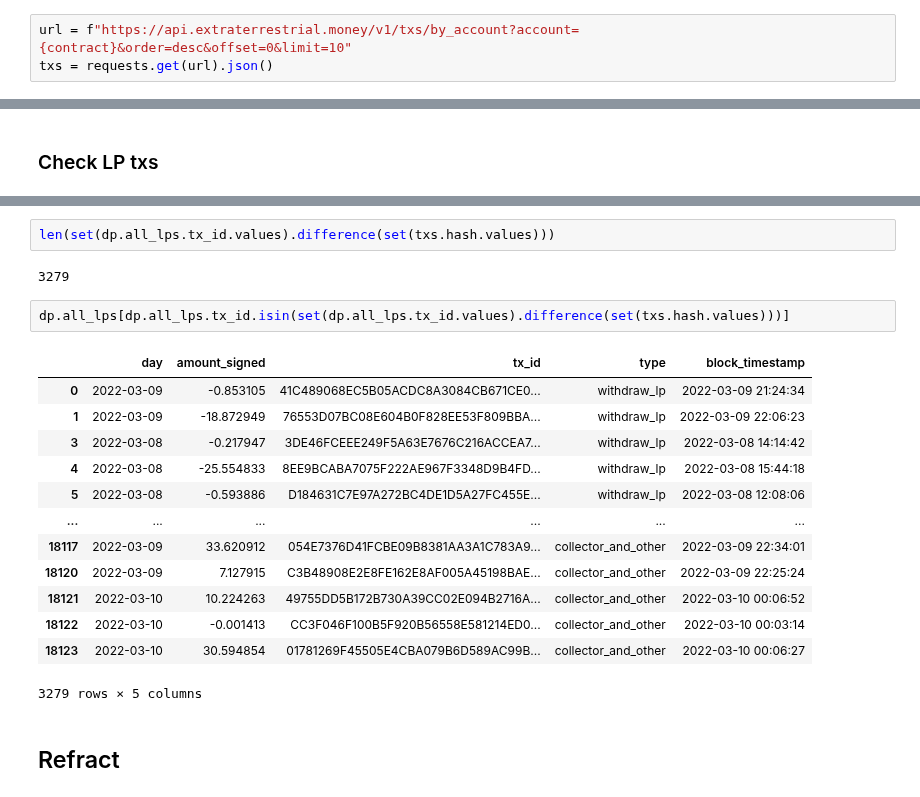
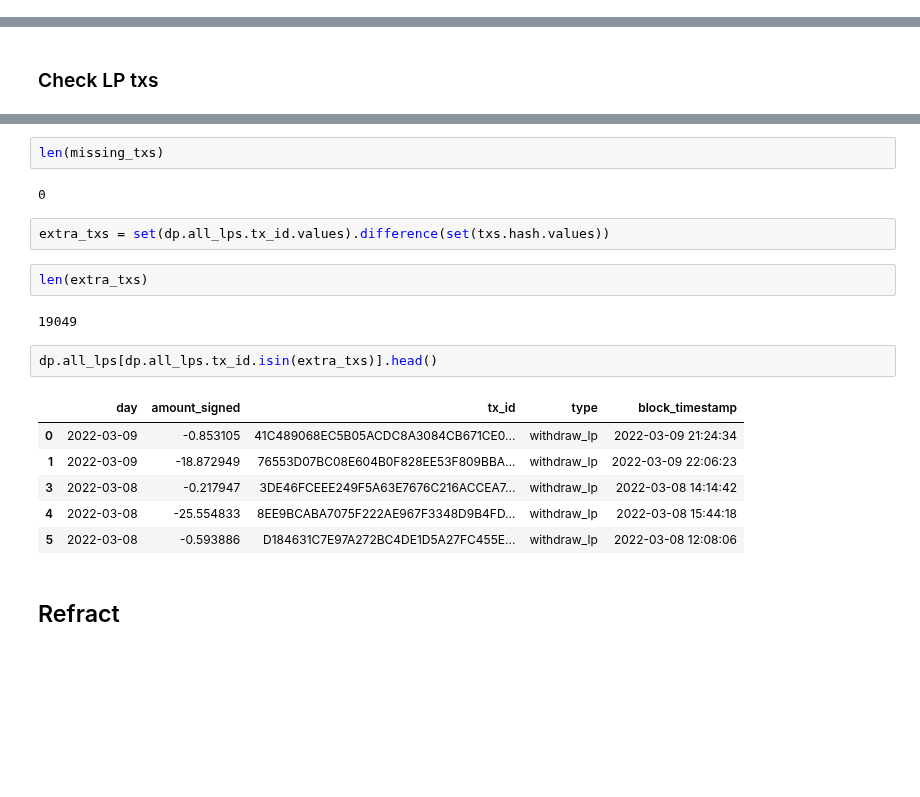
Before and after one commit to IncioMan/prism_forge, a Jupyter notebook: notebook/Prism Farm - Analytics.ipynb, the cells around one changed output, grey strips where cells are left out. Saved outputs shown, nothing was run; the diff lists cells and outputs as text; blank space fills up the shorter version.

```diff
--- a/notebook/Prism Farm - Analytics.ipynb
+++ b/notebook/Prism Farm - Analytics.ipynb
@@ -6,6 +6,3 @@ warnings.filterwarnings("ignore")
 alt.renderers.set_embed_options(theme='light')
 pd.set_option("display.max_colwidth", 400)
 pd.set_option("display.max_rows", 400)
-# %%
-url = f"https://api.extraterrestrial.money/v1/txs/by_account?account={contract}&order=desc&offset=0&limit=10"
-txs = requests.get(url).json()
@@ -406,23 +353,22 @@ set(txs.hash.values).difference(set(dp.all_lps.tx_id.values))
+# %%
+len(missing_txs)
+# %% [output]
+0
 # %%
-len(set(dp.all_lps.tx_id.values).difference(set(txs.hash.values)))
+extra_txs = set(dp.all_lps.tx_id.values).difference(set(txs.hash.values))
-# %% [output]
-3279
+# %%
+len(extra_txs)
+# %% [output]
+19049
 # %%
-dp.all_lps[dp.all_lps.tx_id.isin(set(dp.all_lps.tx_id.values).difference(set(txs.hash.values)))]
+dp.all_lps[dp.all_lps.tx_id.isin(extra_txs)].head()
 # %% [output]
 |  | day | amount_signed | tx_id | type | block_timestamp |
 | 0 | 2022-03-09 | -0.853105 | 41C489068EC5B05ACDC8A3084CB671CE0... | withdraw_lp | 2022-03-09 21:24:34 |
 | 1 | 2022-03-09 | -18.872949 | 76553D07BC08E604B0F828EE53F809BBA... | withdraw_lp | 2022-03-09 22:06:23 |
 | 3 | 2022-03-08 | -0.217947 | 3DE46FCEEE249F5A63E7676C216ACCEA7... | withdraw_lp | 2022-03-08 14:14:42 |
 | 4 | 2022-03-08 | -25.554833 | 8EE9BCABA7075F222AE967F3348D9B4FD... | withdraw_lp | 2022-03-08 15:44:18 |
 | 5 | 2022-03-08 | -0.593886 | D184631C7E97A272BC4DE1D5A27FC455E... | withdraw_lp | 2022-03-08 12:08:06 |
-| ... | ... | ... | ... | ... | ... |
-| 18117 | 2022-03-09 | 33.620912 | 054E7376D41FCBE09B8381AA3A1C783A9... | collector_and_other | 2022-03-09 22:34:01 |
-| 18120 | 2022-03-09 | 7.127915 | C3B48908E2E8FE162E8AF005A45198BAE... | collector_and_other | 2022-03-09 22:25:24 |
-| 18121 | 2022-03-10 | 10.224263 | 49755DD5B172B730A39CC02E094B2716A... | collector_and_other | 2022-03-10 00:06:52 |
-| 18122 | 2022-03-10 | -0.001413 | CC3F046F100B5F920B56558E581214ED0... | collector_and_other | 2022-03-10 00:03:14 |
-| 18123 | 2022-03-10 | 30.594854 | 01781269F45505E4CBA079B6D589AC99B... | collector_and_other | 2022-03-10 00:06:27 |
-3279 rows × 5 columns
 # %% [markdown]
 ## Refract
 # %%
```
Also changed, not shown: parts of 4 cells of this notebook, 2 other files.
